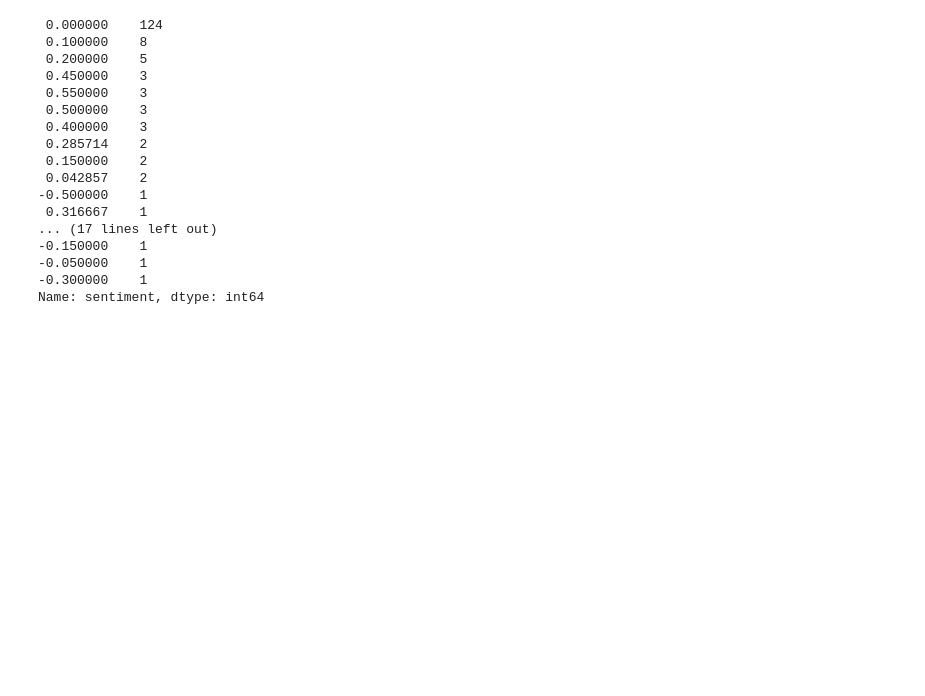
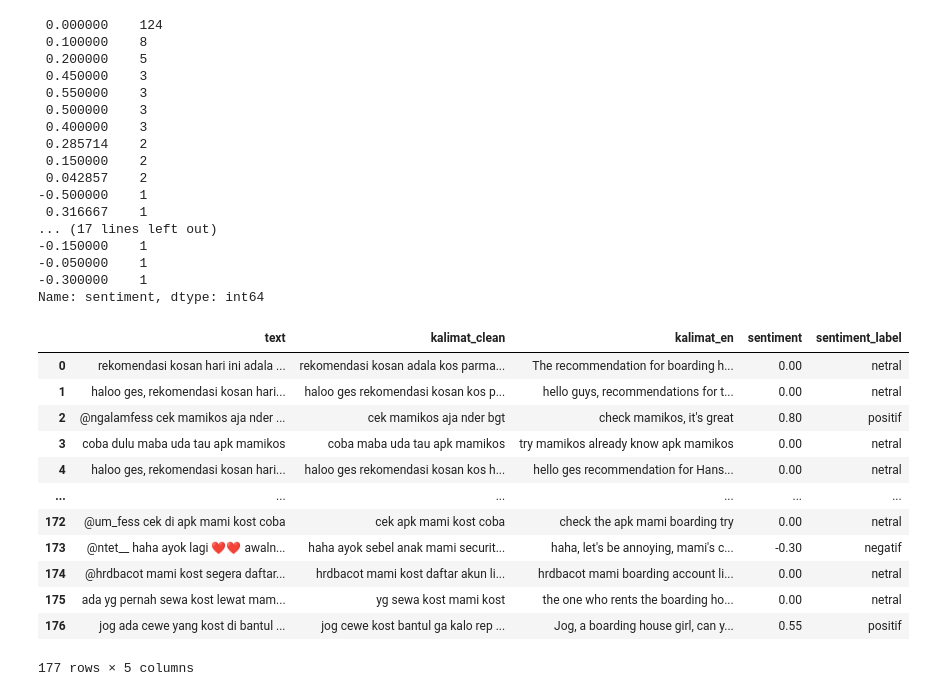
Before and after one commit to rshby/akosta_twitter_scraping, a Jupyter notebook: sentimen_analisis.ipynb, the cells around one changed output. Saved outputs shown, nothing was run; the diff lists cells and outputs as text; code cells hidden in the pictures; blank space fills up the shorter version.

```diff
--- a/sentimen_analisis.ipynb
+++ b/sentimen_analisis.ipynb
@@ -55,0 +61,16 @@ Name: sentiment, dtype: int64
+# %%
+df
+# %% [output]
+|  | text | kalimat_clean | kalimat_en | sentiment | sentiment_label |
+| 0 | rekomendasi kosan hari ini adala ... | rekomendasi kosan adala kos parma... | The recommendation for boarding h... | 0.00 | netral |
+| 1 | haloo ges, rekomendasi kosan hari... | haloo ges rekomendasi kosan kos p... | hello guys, recommendations for t... | 0.00 | netral |
+| 2 | @ngalamfess cek mamikos aja nder ... | cek mamikos aja nder bgt | check mamikos, it's great | 0.80 | positif |
+| 3 | coba dulu maba uda tau apk mamikos | coba maba uda tau apk mamikos | try mamikos already know apk mamikos | 0.00 | netral |
+| 4 | haloo ges, rekomendasi kosan hari... | haloo ges rekomendasi kosan kos h... | hello ges recommendation for Hans... | 0.00 | netral |
+| ... | ... | ... | ... | ... | ... |
+| 172 | @um_fess cek di apk mami kost coba | cek apk mami kost coba | check the apk mami boarding try | 0.00 | netral |
+| 173 | @ntet__ haha ayok lagi ❤️❤️ awaln... | haha ayok sebel anak mami securit... | haha, let's be annoying, mami's c... | -0.30 | negatif |
+| 174 | @hrdbacot mami kost segera daftar... | hrdbacot mami kost daftar akun li... | hrdbacot mami boarding account li... | 0.00 | netral |
+| 175 | ada yg pernah sewa kost lewat mam... | yg sewa kost mami kost | the one who rents the boarding ho... | 0.00 | netral |
+| 176 | jog ada cewe yang kost di bantul ... | jog cewe kost bantul ga kalo rep ... | Jog, a boarding house girl, can y... | 0.55 | positif |
+177 rows × 5 columns
```
Also changed, not shown: parts of 6 cells of this notebook, 4 other files.
